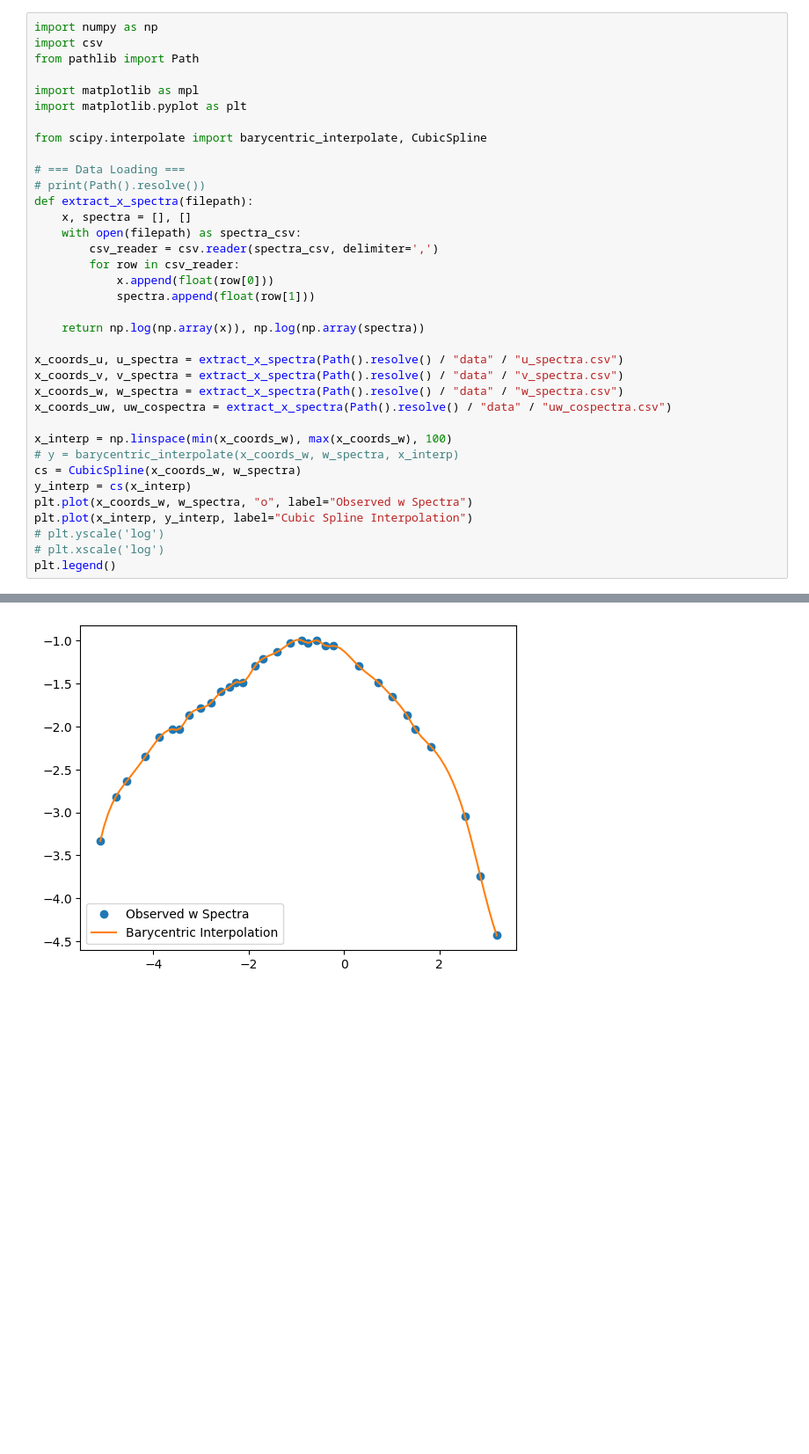
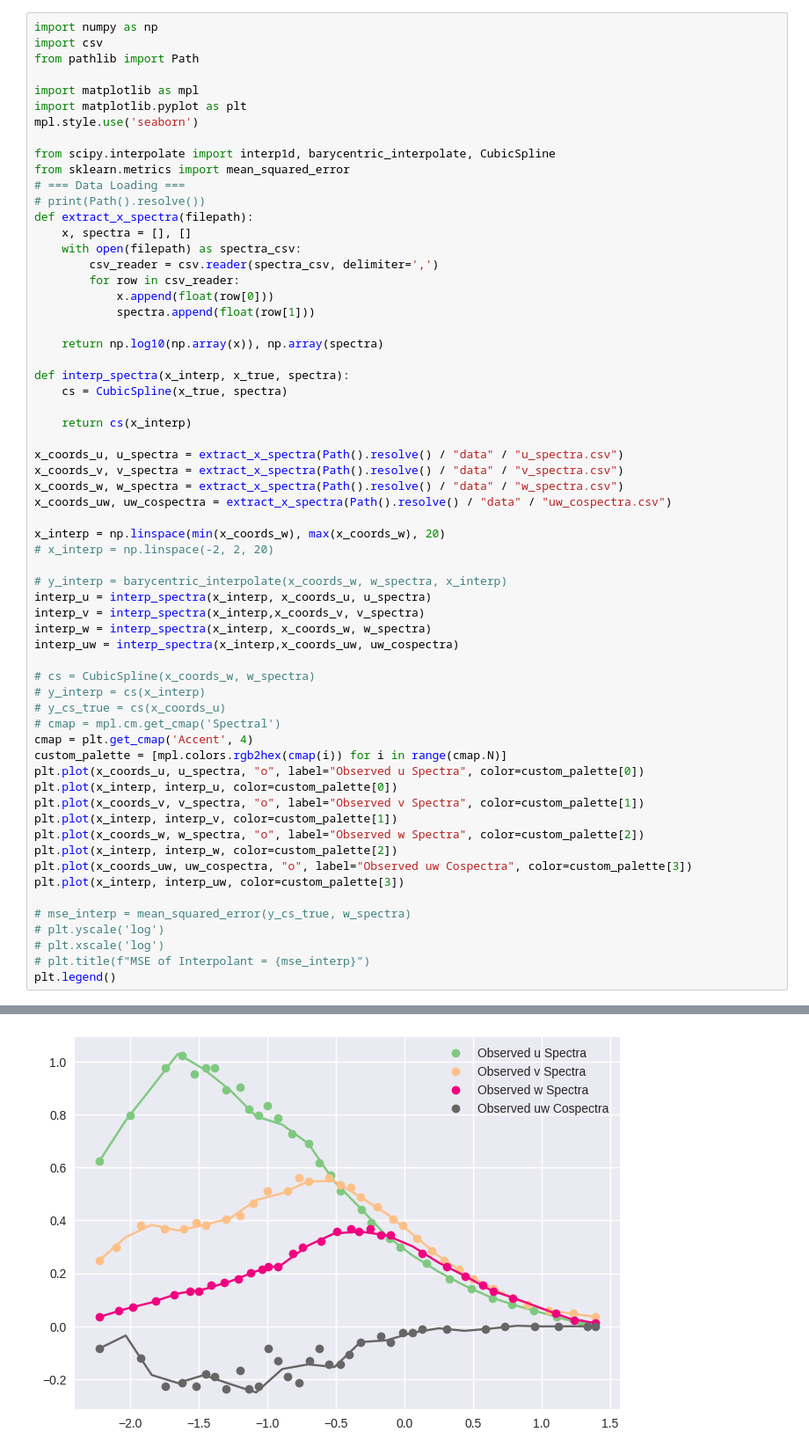
Before and after one commit to METHODS-Group/DRDMannTurb, a Jupyter notebook: examples/data_interp.ipynb, the cells around one changed output, grey strips where cells are left out. Shown: that part at 88% size. Saved outputs shown, nothing was run; the diff lists cells and outputs as text; blank space fills up the shorter version.

Commit message:
cubic spline interpolation for spectra done and visualized

```diff
--- a/examples/data_interp.ipynb
+++ b/examples/data_interp.ipynb
@@ -1,39 +1,65 @@
 # %%
 import numpy as np
 import csv
 from pathlib import Path
 
 import matplotlib as mpl
 import matplotlib.pyplot as plt
+mpl.style.use('seaborn')
 
-from scipy.interpolate import barycentric_interpolate, CubicSpline
-
+from scipy.interpolate import interp1d, barycentric_interpolate, CubicSpline
+from sklearn.metrics import mean_squared_error
 # === Data Loading ===
 # print(Path().resolve())
 def extract_x_spectra(filepath):
     x, spectra = [], []
     with open(filepath) as spectra_csv:
         csv_reader = csv.reader(spectra_csv, delimiter=',')
         for row in csv_reader:
             x.append(float(row[0]))
             spectra.append(float(row[1]))
 
-    return np.log(np.array(x)), np.log(np.array(spectra))
+    return np.log10(np.array(x)), np.array(spectra)
+
+def interp_spectra(x_interp, x_true, spectra):
+    cs = CubicSpline(x_true, spectra)
+
+    return cs(x_interp)
 
 x_coords_u, u_spectra = extract_x_spectra(Path().resolve() / "data" / "u_spectra.csv")
 x_coords_v, v_spectra = extract_x_spectra(Path().resolve() / "data" / "v_spectra.csv")
 x_coords_w, w_spectra = extract_x_spectra(Path().resolve() / "data" / "w_spectra.csv")
 x_coords_uw, uw_cospectra = extract_x_spectra(Path().resolve() / "data" / "uw_cospectra.csv")
 
-x_interp = np.linspace(min(x_coords_w), max(x_coords_w), 100)
-# y = barycentric_interpolate(x_coords_w, w_spectra, x_interp)
-cs = CubicSpline(x_coords_w, w_spectra)
-y_interp = cs(x_interp)
-plt.plot(x_coords_w, w_spectra, "o", label="Observed w Spectra")
-plt.plot(x_interp, y_interp, label="Cubic Spline Interpolation")
+x_interp = np.linspace(min(x_coords_w), max(x_coords_w), 20)
+# x_interp = np.linspace(-2, 2, 20)
+
+# y_interp = barycentric_interpolate(x_coords_w, w_spectra, x_interp)
+interp_u = interp_spectra(x_interp, x_coords_u, u_spectra)
+interp_v = interp_spectra(x_interp,x_coords_v, v_spectra)
+interp_w = interp_spectra(x_interp, x_coords_w, w_spectra)
+interp_uw = interp_spectra(x_interp,x_coords_uw, uw_cospectra)
+
+# cs = CubicSpline(x_coords_w, w_spectra)
+# y_interp = cs(x_interp)
+# y_cs_true = cs(x_coords_u)
+# cmap = mpl.cm.get_cmap('Spectral')
+cmap = plt.get_cmap('Accent', 4)
+custom_palette = [mpl.colors.rgb2hex(cmap(i)) for i in range(cmap.N)]
+plt.plot(x_coords_u, u_spectra, "o", label="Observed u Spectra", color=custom_palette[0])
+plt.plot(x_interp, interp_u, color=custom_palette[0])
+plt.plot(x_coords_v, v_spectra, "o", label="Observed v Spectra", color=custom_palette[1])
+plt.plot(x_interp, interp_v, color=custom_palette[1])
+plt.plot(x_coords_w, w_spectra, "o", label="Observed w Spectra", color=custom_palette[2])
+plt.plot(x_interp, interp_w, color=custom_palette[2])
+plt.plot(x_coords_uw, uw_cospectra, "o", label="Observed uw Cospectra", color=custom_palette[3])
+plt.plot(x_interp, interp_uw, color=custom_palette[3])
+
+# mse_interp = mean_squared_error(y_cs_true, w_spectra)
 # plt.yscale('log')
 # plt.xscale('log')
+# plt.title(f"MSE of Interpolant = {mse_interp}")
 plt.legend()
 # %% [output]
 <matplotlib.legend.Legend at 0x...>
-[figure, old version]
+[figure, new version]
```
Also changed, not shown: parts of 2 cells of this notebook.
